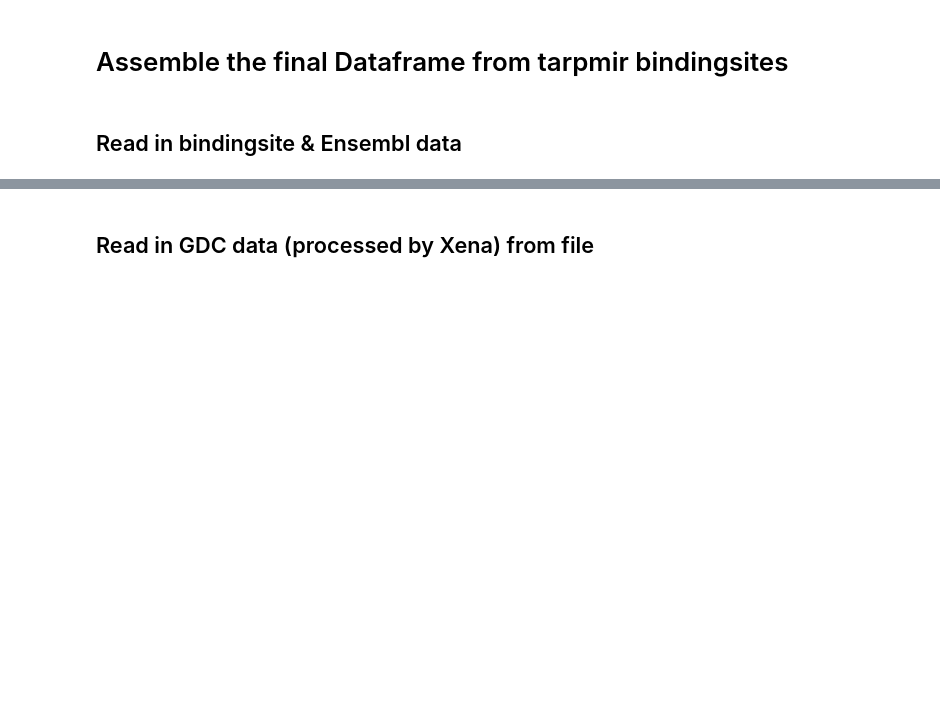
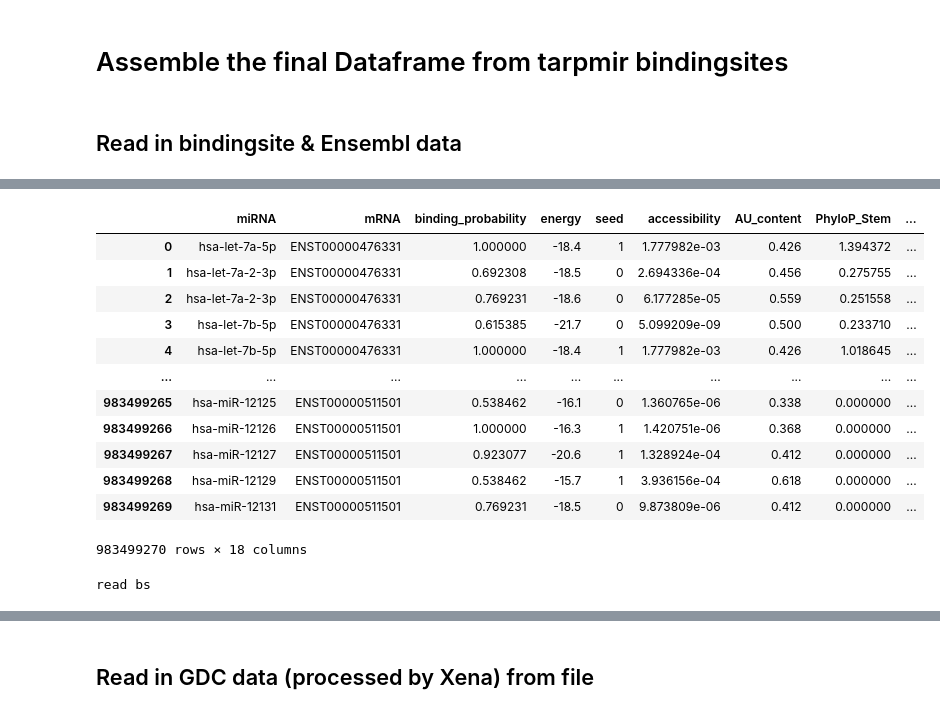
Before and after one commit to lenamariahackl/alt-splicing-mirna-reg, a Jupyter notebook: elastic_net.ipynb, the cells around one changed output, grey strips where cells are left out. Drawn from its saved outputs; the diff is of its cells as text; code cells hidden in the pictures; blank space fills up the shorter version.

```diff
--- a/elastic_net.ipynb
+++ b/elastic_net.ipynb
@@ -52,2 +69,38 @@ All predicted bindingsites were read into pandas.
+# %%
+#read in bs + make subset
+bs = pd.read_parquet(path/'bs_all.parquet') #983499270 rows
+bs_new = bs[['miRNA','mRNA','bs_start','bs_end']].copy()
+bs_new['miRNA'] = pd.Categorical(bs_new.miRNA)
+bs_new['mRNA'] = pd.Categorical(bs_new.mRNA)
+bs_new.info()
+bs_new.to_parquet(path/'bs_subset.parquet')
+# %%
+bs
+#TODO commit
+#TODO prepare kidney data as categorical & uint & parquet format
+# %% [output]
+|  | miRNA | mRNA | binding_probability | energy | seed | accessibility | AU_content | PhyloP_Stem | ... |
+| 0 | hsa-let-7a-5p | ENST00000476331 | 1.000000 | -18.4 | 1 | 1.777982e-03 | 0.426 | 1.394372 | ... |
+| 1 | hsa-let-7a-2-3p | ENST00000476331 | 0.692308 | -18.5 | 0 | 2.694336e-04 | 0.456 | 0.275755 | ... |
+| 2 | hsa-let-7a-2-3p | ENST00000476331 | 0.769231 | -18.6 | 0 | 6.177285e-05 | 0.559 | 0.251558 | ... |
+| 3 | hsa-let-7b-5p | ENST00000476331 | 0.615385 | -21.7 | 0 | 5.099209e-09 | 0.500 | 0.233710 | ... |
+| 4 | hsa-let-7b-5p | ENST00000476331 | 1.000000 | -18.4 | 1 | 1.777982e-03 | 0.426 | 1.018645 | ... |
+| ... | ... | ... | ... | ... | ... | ... | ... | ... | ... |
+| 983499265 | hsa-miR-12125 | ENST00000511501 | 0.538462 | -16.1 | 0 | 1.360765e-06 | 0.338 | 0.000000 | ... |
+| 983499266 | hsa-miR-12126 | ENST00000511501 | 1.000000 | -16.3 | 1 | 1.420751e-06 | 0.368 | 0.000000 | ... |
+| 983499267 | hsa-miR-12127 | ENST00000511501 | 0.923077 | -20.6 | 1 | 1.328924e-04 | 0.412 | 0.000000 | ... |
+| 983499268 | hsa-miR-12129 | ENST00000511501 | 0.538462 | -15.7 | 1 | 3.936156e-04 | 0.618 | 0.000000 | ... |
+| 983499269 | hsa-miR-12131 | ENST00000511501 | 0.769231 | -18.5 | 0 | 9.873809e-06 | 0.412 | 0.000000 | ... |
+983499270 rows × 18 columns
+# %%
+#split bs in 10 parts
+for i in range(1,9):
+    bs = pd.read_parquet(path/'bs_all.parquet') #983499270 rows
+    bs = bs[(i-1)*100000000:i*100000000]
+    print('read bs')
+    compute_chrom_pos(bs, path/('bs_chrom_pos'+str(i)+'.parquet'), exon_positions)
+    print('saved parquet',i)#387.26 GB
+# %% [output]
+read bs
 # %%
 #parse miRNA and mRNA seed from sequence
```
Also changed, not shown: parts of 27 cells of this notebook, 16 other files.
